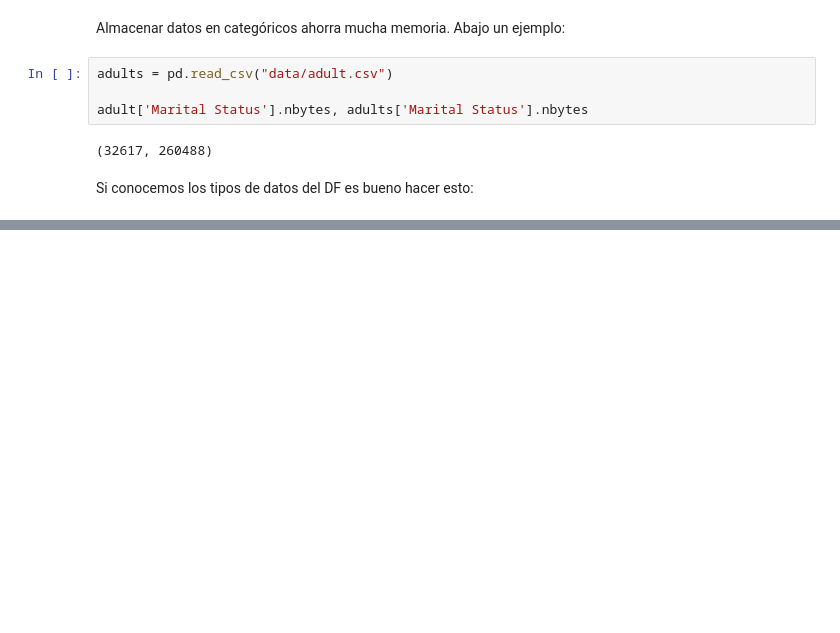
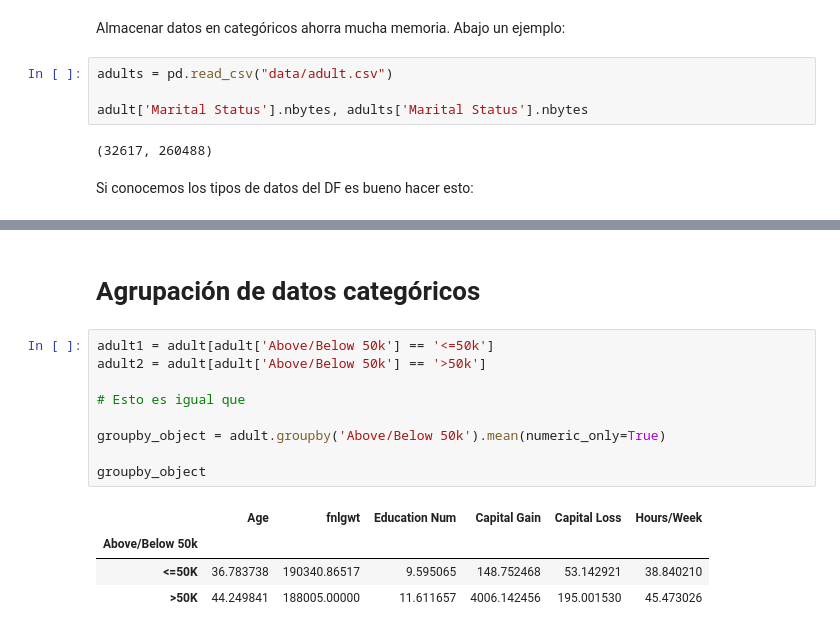
Before and after one commit to CiroFlorentin/DataScienceWithPython, a Jupyter notebook: 09-Step-CategoricalData/Introduction.ipynb, the cells around one changed output, grey strips where cells are left out. Drawn from its saved outputs; the diff is of its cells as text; blank space fills up the shorter version.

```diff
--- a/09-Step-CategoricalData/Introduction.ipynb
+++ b/09-Step-CategoricalData/Introduction.ipynb
@@ -136,0 +149,16 @@ CategoricalDtype(categories=[' Divorced', ' Married-AF-spouse', ' Married-civ-sp
+# %% [markdown]
+# Agrupación de datos categóricos
+# %%
+adult1 = adult[adult['Above/Below 50k'] == '<=50k']
+adult2 = adult[adult['Above/Below 50k'] == '>50k']
+
+# Esto es igual que
+
+groupby_object = adult.groupby('Above/Below 50k').mean(numeric_only=True)
+
+groupby_object
+# %% [output]
+|  | Age | fnlgwt | Education Num | Capital Gain | Capital Loss | Hours/Week |
+| Above/Below 50k |  |  |  |  |  |  |
+| <=50K | 36.783738 | 190340.86517 | 9.595065 | 148.752468 | 53.142921 | 38.840210 |
+| >50K | 44.249841 | 188005.00000 | 11.611657 | 4006.142456 | 195.001530 | 45.473026 |
```
Also changed, not shown: parts of 4 cells of this notebook, 3 other files.
